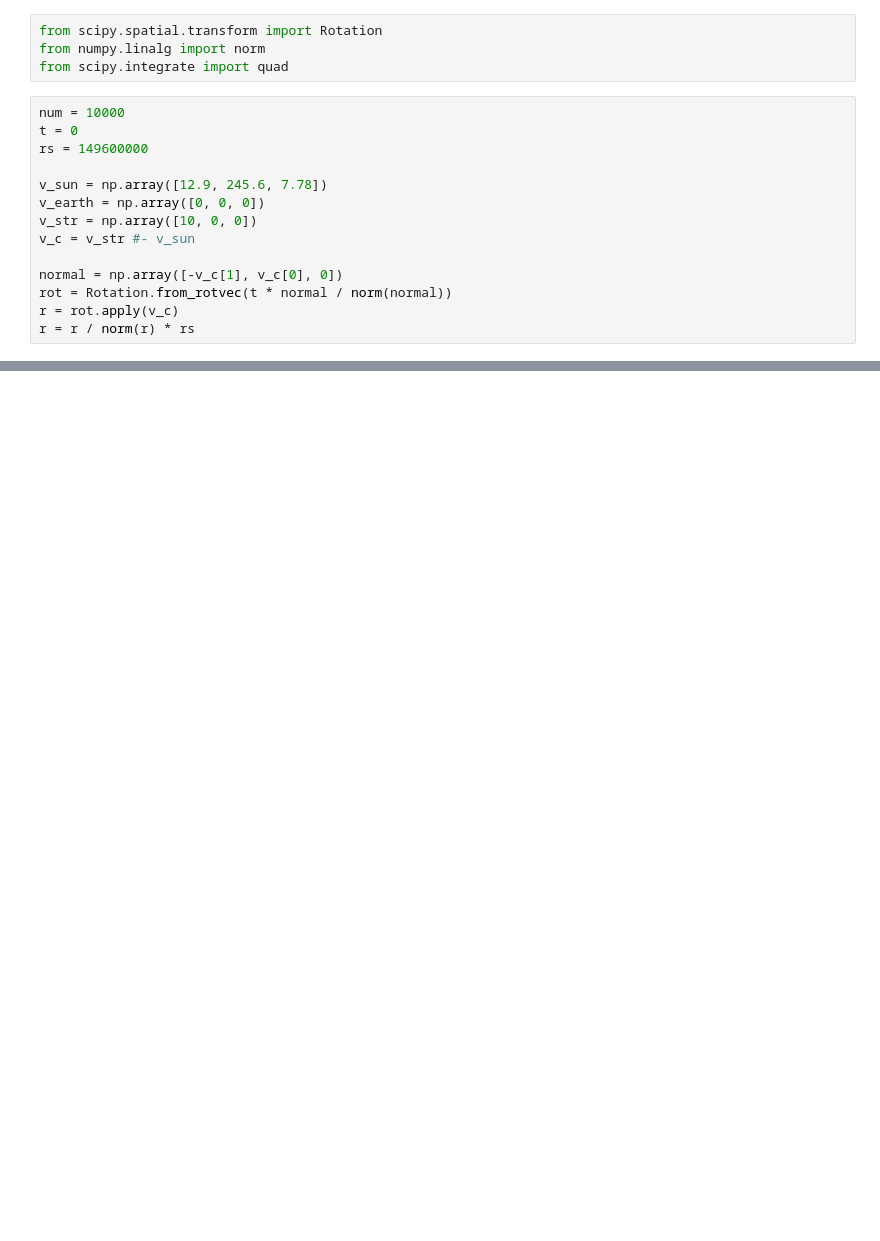
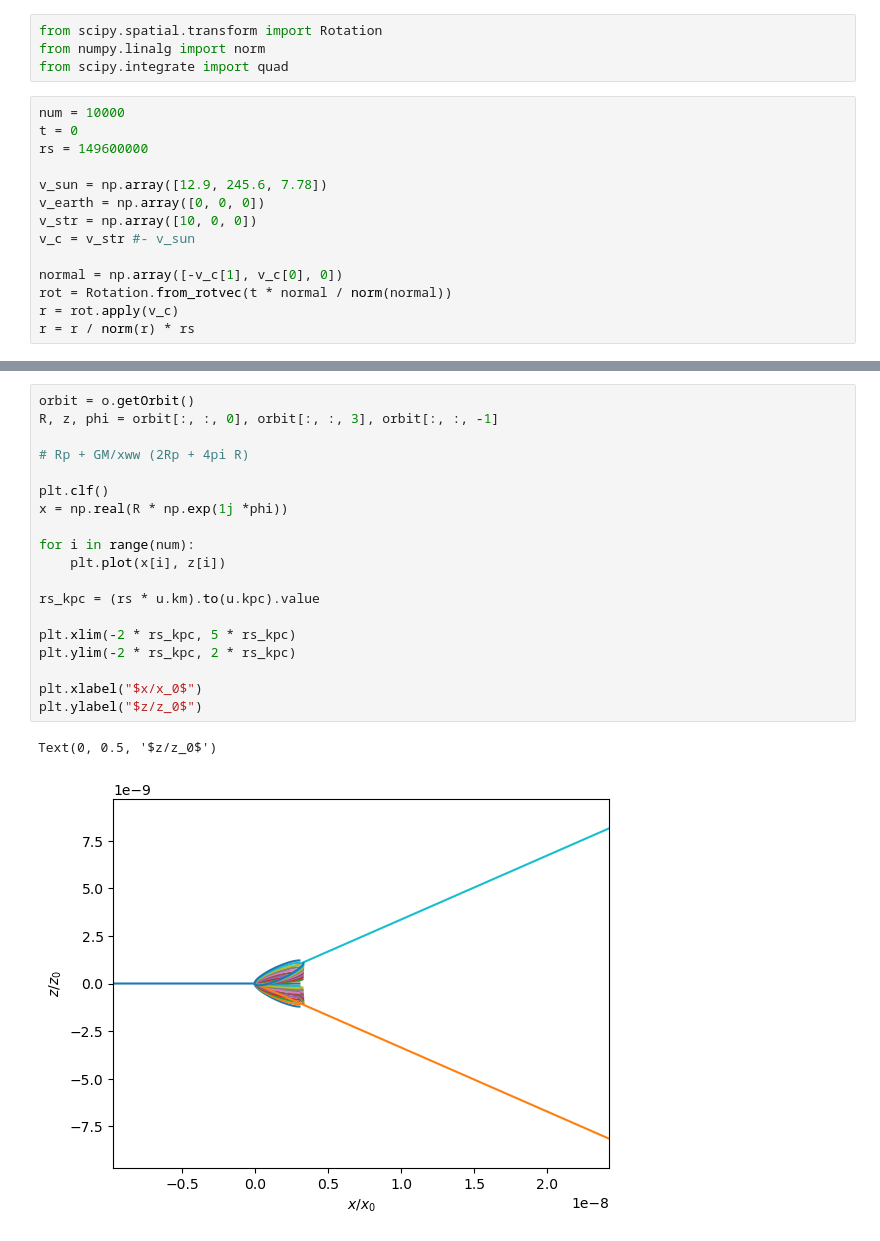
Before and after one commit to shauryagarg145/dark-matter-waves, a Jupyter notebook: solving_trajectories.ipynb, the cells around one changed output, grey strips where cells are left out. Drawn from its saved outputs; the diff is of its cells as text; blank space fills up the shorter version.

```diff
--- a/solving_trajectories.ipynb
+++ b/solving_trajectories.ipynb
@@ -46,0 +102,22 @@ o.plot()
+# %%
+orbit = o.getOrbit()
+R, z, phi = orbit[:, :, 0], orbit[:, :, 3], orbit[:, :, -1]
+
+# Rp + GM/xww (2Rp + 4pi R)
+
+plt.clf()
+x = np.real(R * np.exp(1j *phi))
+
+for i in range(num):
+    plt.plot(x[i], z[i])
+
+rs_kpc = (rs * u.km).to(u.kpc).value
+
+plt.xlim(-2 * rs_kpc, 5 * rs_kpc)
+plt.ylim(-2 * rs_kpc, 2 * rs_kpc)
+
+plt.xlabel("$x/x_0$")
+plt.ylabel("$z/z_0$")
+# %% [output]
+Text(0, 0.5, '$z/z_0$')
+[figure, added]
```
Also changed, not shown: parts of 16 cells of this notebook.
